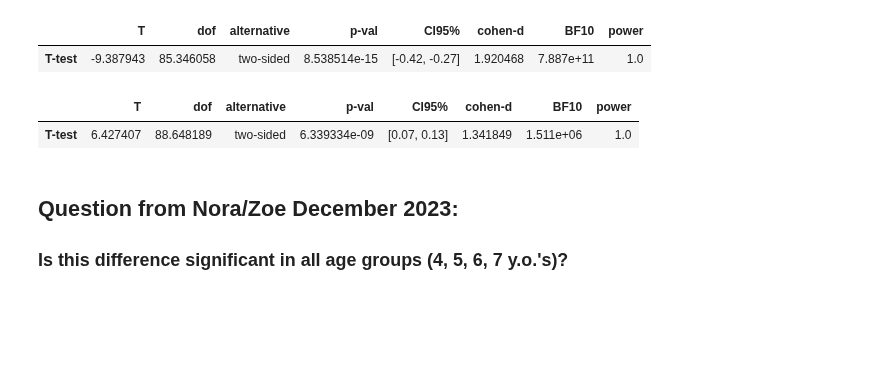
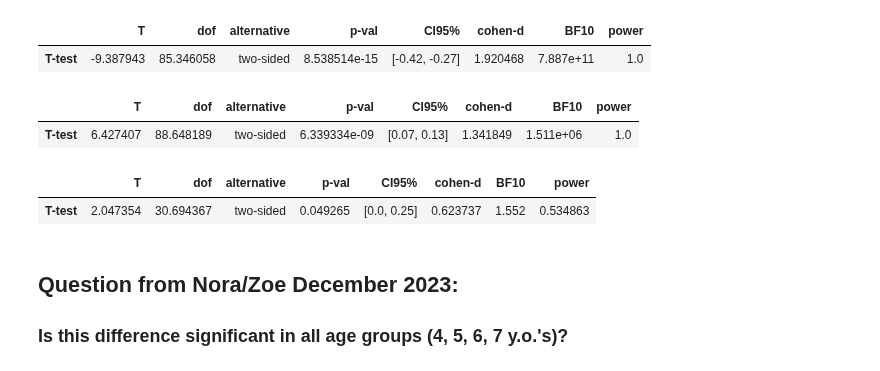
Before and after one commit to samsydco/PSPC, a Jupyter notebook: Results_PS.ipynb, the cells around one changed output. Drawn from its saved outputs; the diff is of its cells as text; code cells hidden in the pictures; blank space fills up the shorter version.

```diff
--- a/Results_PS.ipynb
+++ b/Results_PS.ipynb
@@ -121,6 +139,12 @@ ttest(stackeddf[stackeddf['Delay']==True]['Lure'],stackeddf[stackeddf['Delay']==
 # %% [output]
 |  | T | dof | alternative | p-val | CI95% | cohen-d | BF10 | power |
 | T-test | 6.427407 | 88.648189 | two-sided | 6.339334e-09 | [0.07, 0.13] | 1.341849 | 1.511e+06 | 1.0 |
+# %%
+ttest(stackeddf[(stackeddf['Sex']=='Girl')&(stackeddf['Delay']==True)]['Target'],
+      stackeddf[(stackeddf['Sex']=='Boy')&(stackeddf['Delay']==True)]['Target'])
+# %% [output]
+|  | T | dof | alternative | p-val | CI95% | cohen-d | BF10 | power |
+| T-test | 2.047354 | 30.694367 | two-sided | 0.049265 | [0.0, 0.25] | 0.623737 | 1.552 | 0.534863 |
 # %% [markdown]
 ## Question from Nora/Zoe December 2023:
 ### Is this difference significant in all age groups (4, 5, 6, 7 y.o.'s)?
```
Also changed, not shown: parts of 7 cells of this notebook.
